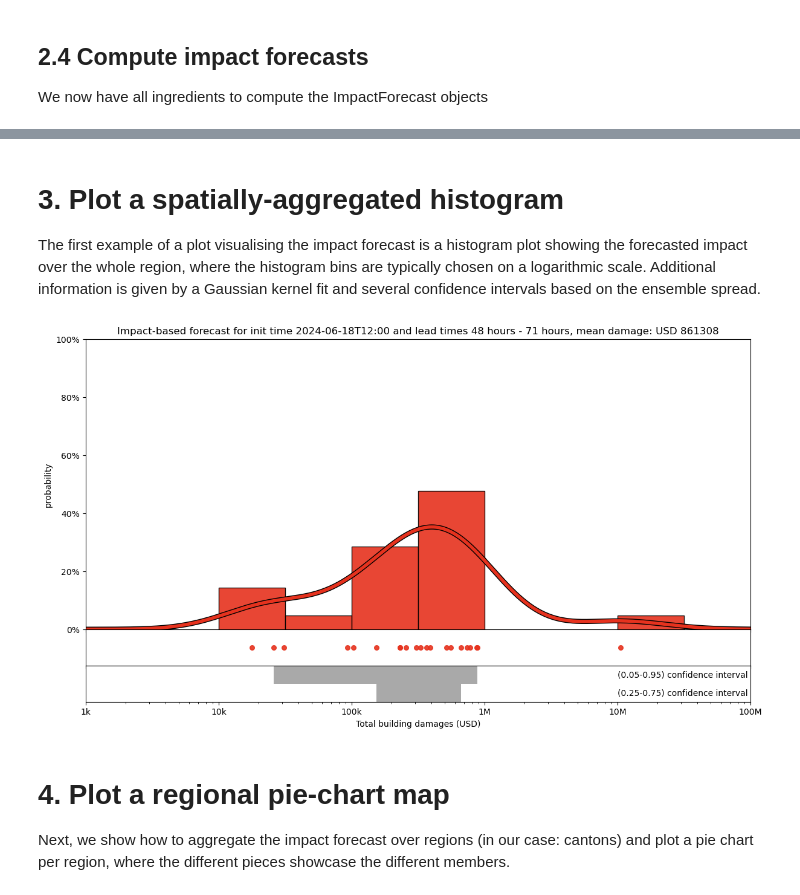
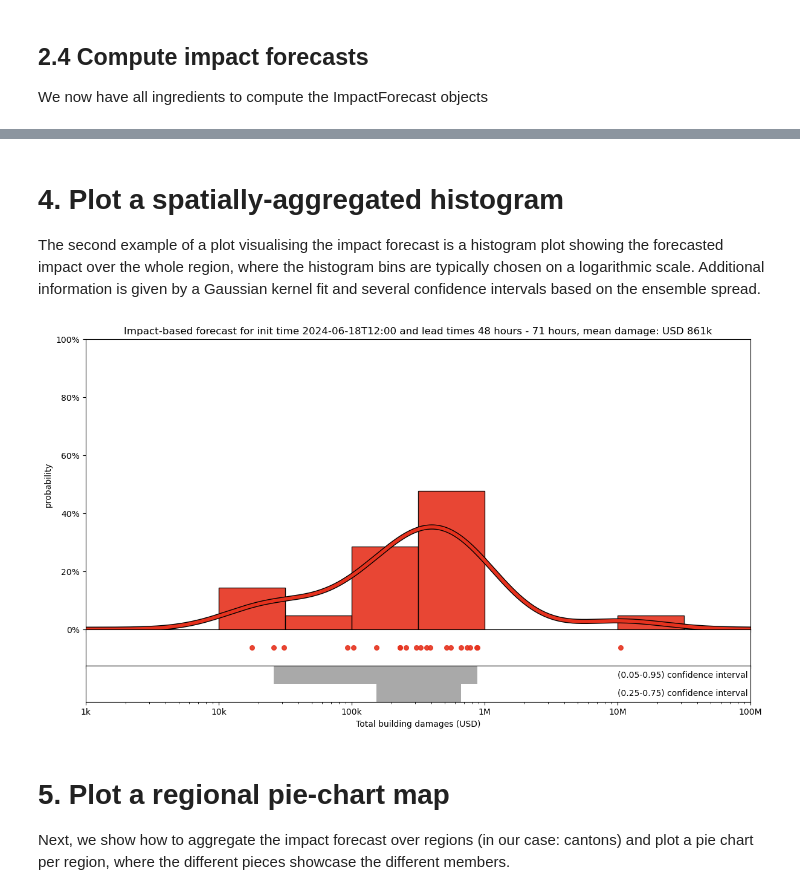
Before and after one commit to CLIMADA-project/climada-snippets, a Jupyter notebook: 003_impact_forecast_plots.ipynb, the cells around one changed output, grey strips where cells are left out. Saved outputs shown, nothing was run; the diff lists cells and outputs as text; code cells hidden in the pictures.

```diff
--- a/003_impact_forecast_plots.ipynb
+++ b/003_impact_forecast_plots.ipynb
@@ -170,17 +179,17 @@ In the following, we show two different options to prepare the hazard forecast d
 # %%
-# # create HazardForecast object from downloaded dataarray
-# haz_fc = HazardForecast.from_xarray_raster(
-#     da_forecast.to_dataset(name="VMAX_10M"),
-#     hazard_type="WS",
-#     intensity_unit="m/s",
-#     coordinate_vars={
-#         "longitude": "lon",
-#         "latitude": "lat",
-#         "lead_time": "lead_time",
-#         "member": "eps",
-#     },
-#     intensity="VMAX_10M",
-# )
+# create HazardForecast object from downloaded dataarray
+haz_fc = HazardForecast.from_xarray_raster(
+    da_forecast.to_dataset(name="VMAX_10M"),
+    hazard_type="WS",
+    intensity_unit="m/s",
+    coordinate_vars={
+        "longitude": "lon",
+        "latitude": "lat",
+        "lead_time": "lead_time",
+        "member": "eps",
+    },
+    intensity="VMAX_10M",
+)
 
-# # In this example, we only use the maximum windspeed per location for the valid time
-# haz_fc = haz_fc.max(dim="lead_time")
+# In this example, we only use the maximum windspeed per location for the valid time
+haz_fc = haz_fc.max(dim="lead_time")
@@ -284,7 +429,7 @@ imp_fc = ImpactCalc(exp_ch, impf_set, haz_fc).impact(assign_centroids=False)
 # %% [markdown]
-# 3. Plot a spatially-aggregated histogram
+# 4. Plot a spatially-aggregated histogram
 
-The first example of a plot visualising the impact forecast is a histogram plot showing the forecasted impact over the whole region, where the histogram bins are typically chosen on a logarithmic scale. Additional information is given by a Gaussian kernel fit and several confidence intervals based on the ensemble spread.
+The second example of a plot visualising the impact forecast is a histogram plot showing the forecasted impact over the whole region, where the histogram bins are typically chosen on a logarithmic scale. Additional information is given by a Gaussian kernel fit and several confidence intervals based on the ensemble spread.
 # %%
 def plot_impact_log_hist(
     imp_fc,
@@ -341,11 +486,11 @@ def plot_impact_log_hist(
     matplotlib Axes
         The axes object with the plot.
     """
-    if imp_fc.at_event.max() <= 1.0:
-        raise ValueError("Largest aggregated impact below 1. Provide bins.")
 
     # cut damages to bins
     if bins is None:
+        if imp_fc.at_event.max() <= 1.0:
+            raise ValueError("Largest aggregated impact below 1. Provide bins.")
         bins = np.geomspace(1, imp_fc.at_event.max(), 11)
     bins_log = np.log10(bins)
     impact_clipped = imp_fc.at_event.clip(min=bins[0], max=bins[-1])
@@ -412,7 +557,7 @@ def plot_impact_log_hist(
         impact_clipped,
         [1.0] * len(impact_clipped),
         s=30,
-        c=kwargs_hist["color"],
+        color=kwargs_hist["color"],
         alpha=kwargs_hist["alpha"],
     )
     ax_scatter.set_ylim(0.9, 1.1)
@@ -460,10 +605,7 @@ def plot_impact_log_hist(
         ax_intervals.set_xticklabels(xticklabels)
     else:
         ax_intervals.xaxis.set_major_formatter(
-        ticker.FuncFormatter(lambda x, _: f'{x/1e9:.1f}B' if x>=1e9 else
-                                 f'{x/1e6:.0f}M' if x>=1e6 else
-                                 f'{x/1e3:.0f}k' if x>=1e3 else
-                                 f'{x:.0f}')
+        ticker.FuncFormatter(lambda x, _: print_large_amounts(x))
 )
 
     impact_label = impact_label or f"Impact ({imp_fc.unit})"
@@ -486,20 +628,20 @@ def plot_impact_log_hist(
 # %%
 mean_impact = np.mean(imp_fc.at_event)
 
 shift_bins = max(np.round(np.log10(np.mean(imp_fc.at_event))) - 3, 0)
 bins = np.geomspace(10**shift_bins, 10 ** (5 + shift_bins), 11)
 
 ax = plot_impact_log_hist(
     imp_fc,
-    title=f"Impact-based forecast for init time {reference_time} and lead times {lead_times_window}, mean damage: USD {mean_impact:.0f}",
+    title=f"Impact-based forecast for init time {reference_time} and lead times {lead_times_window}, mean damage: USD {print_large_amounts(mean_impact)}",
     impact_label="Total building damages (USD)",
     bins=bins,
     ticks=bins[::2],
 )
 # %% [output]
-[figure, old version]
+[figure, new version]
 # %% [markdown]
-# 4. Plot a regional pie-chart map
+# 5. Plot a regional pie-chart map
 
 Next, we show how to aggregate the impact forecast over regions (in our case: cantons) and plot a pie chart per region, where the different pieces showcase the different members.
 # %%
```
Also changed, not shown: parts of 18 cells of this notebook.
